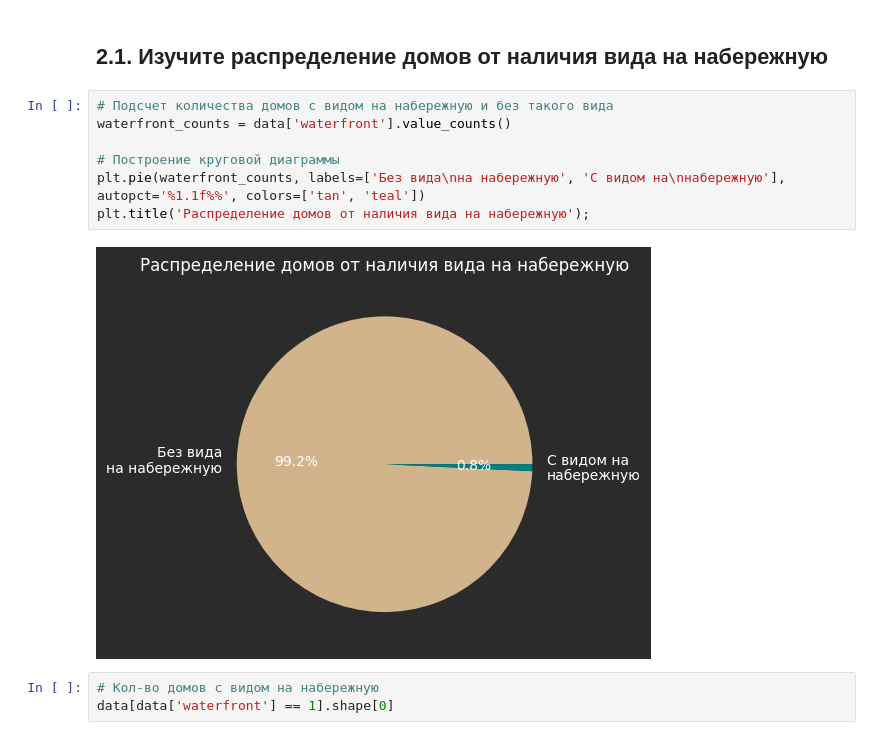
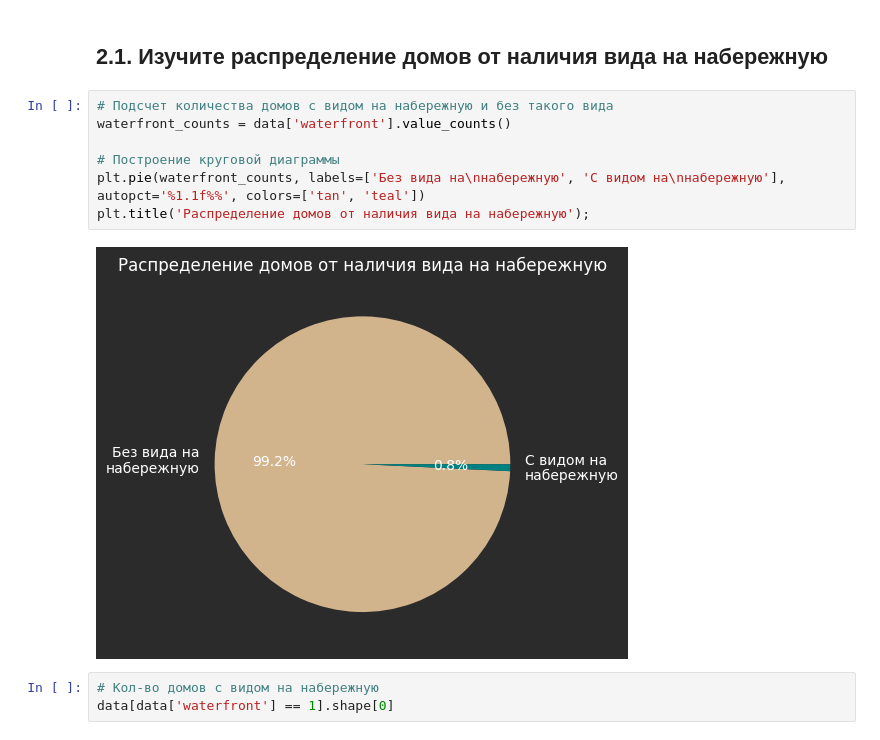
Before and after one commit to draguanna/python_for_analitics, a Jupyter notebook: seminar_04/home_work.ipynb, the cells around one changed output. Saved outputs shown, nothing was run; the diff lists cells and outputs as text.

```diff
--- a/seminar_04/home_work.ipynb
+++ b/seminar_04/home_work.ipynb
@@ -144,12 +144,12 @@ max_year_built, houses_built_in_max_year
 # %%
 # Подсчет количества домов с видом на набережную и без такого вида
 waterfront_counts = data['waterfront'].value_counts()
 
 # Построение круговой диаграммы
-plt.pie(waterfront_counts, labels=['Без вида\nна набережную', 'С видом на\nнабережную'], autopct='%1.1f%%', colors=['tan', 'teal'])
+plt.pie(waterfront_counts, labels=['Без вида на\nнабережную', 'С видом на\nнабережную'], autopct='%1.1f%%', colors=['tan', 'teal'])
 plt.title('Распределение домов от наличия вида на набережную');
 # %% [output]
-[figure, old version]
+[figure, new version]
 # %%
 # Кол-во домов с видом на набережную
 data[data['waterfront'] == 1].shape[0]
```
Also changed, not shown: parts of 14 cells of this notebook.
